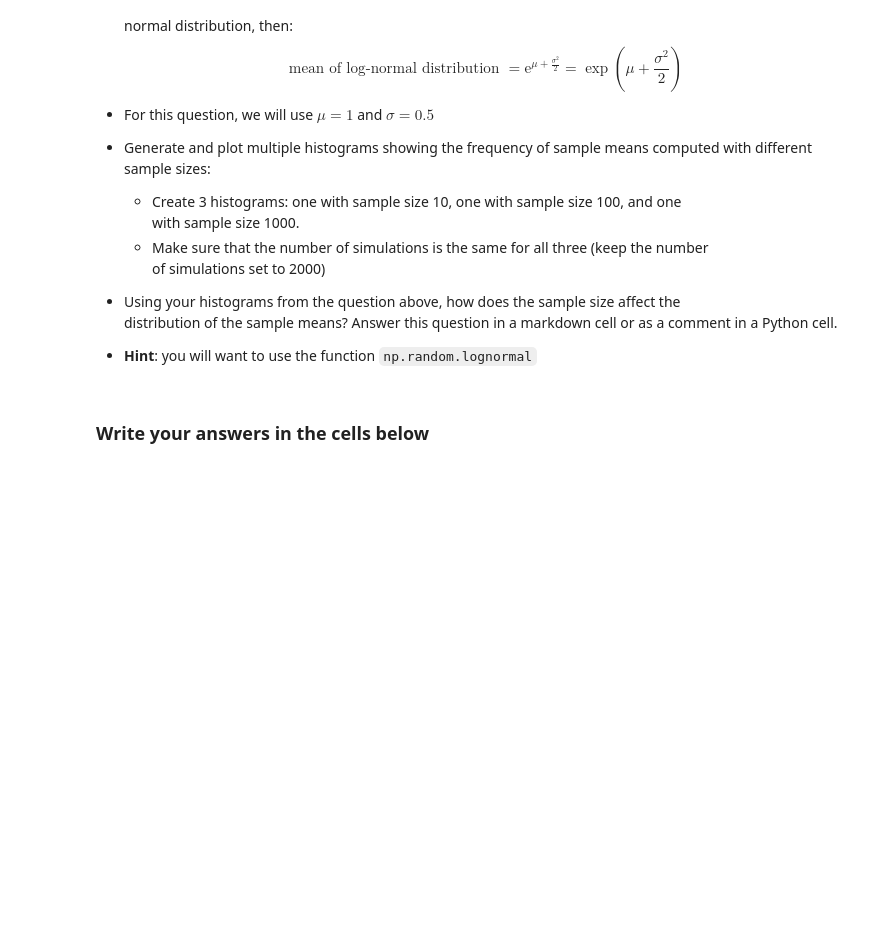
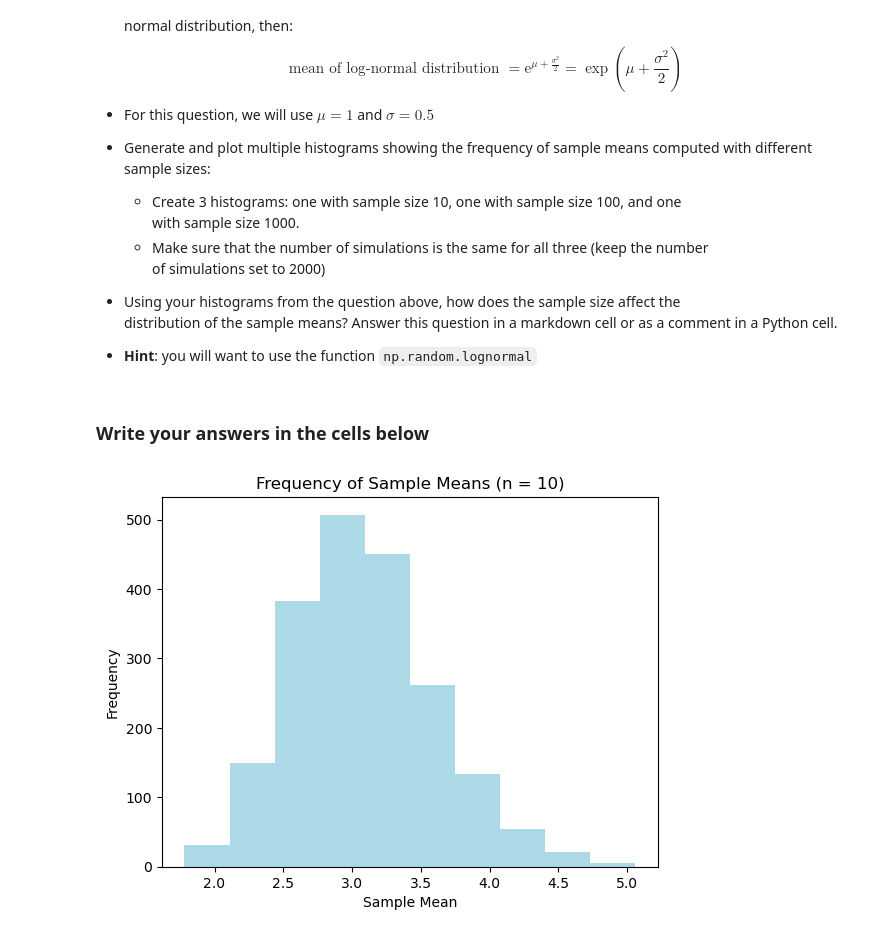
Before and after one commit to hche557/qtm151fall2025, a Jupyter notebook: Assignments/assignment_4/Assignment4.ipynb, the cells around one changed output. Cells and saved outputs as stored; diff of their text form; code cells hidden in the pictures; blank space fills up the shorter version.

```diff
--- a/Assignments/assignment_4/Assignment4.ipynb
+++ b/Assignments/assignment_4/Assignment4.ipynb
@@ -208,0 +171,21 @@ num_simulations = 2000
+# %%
+# Sample Size 10
+
+np.random.seed(1234) # set the seed for reproducibility
+num_simulations = 2000
+sample_size = 10
+sample_means = []
+
+# complete the code
+for iteration in range(num_simulations):
+    lognormal_sample = np.random.lognormal(mean=1, sigma=0.5, size=sample_size)
+    sample_means.append(np.mean(lognormal_sample))
+
+# Create Histogram
+plt.hist(x = sample_means, color = "lightblue")
+plt.title("Frequency of Sample Means (n = 10)")
+plt.ylabel("Frequency")
+plt.xlabel("Sample Mean")
+plt.show()
+# %% [output]
+[figure, added]
```
Also changed, not shown: parts of 7 cells of this notebook.
